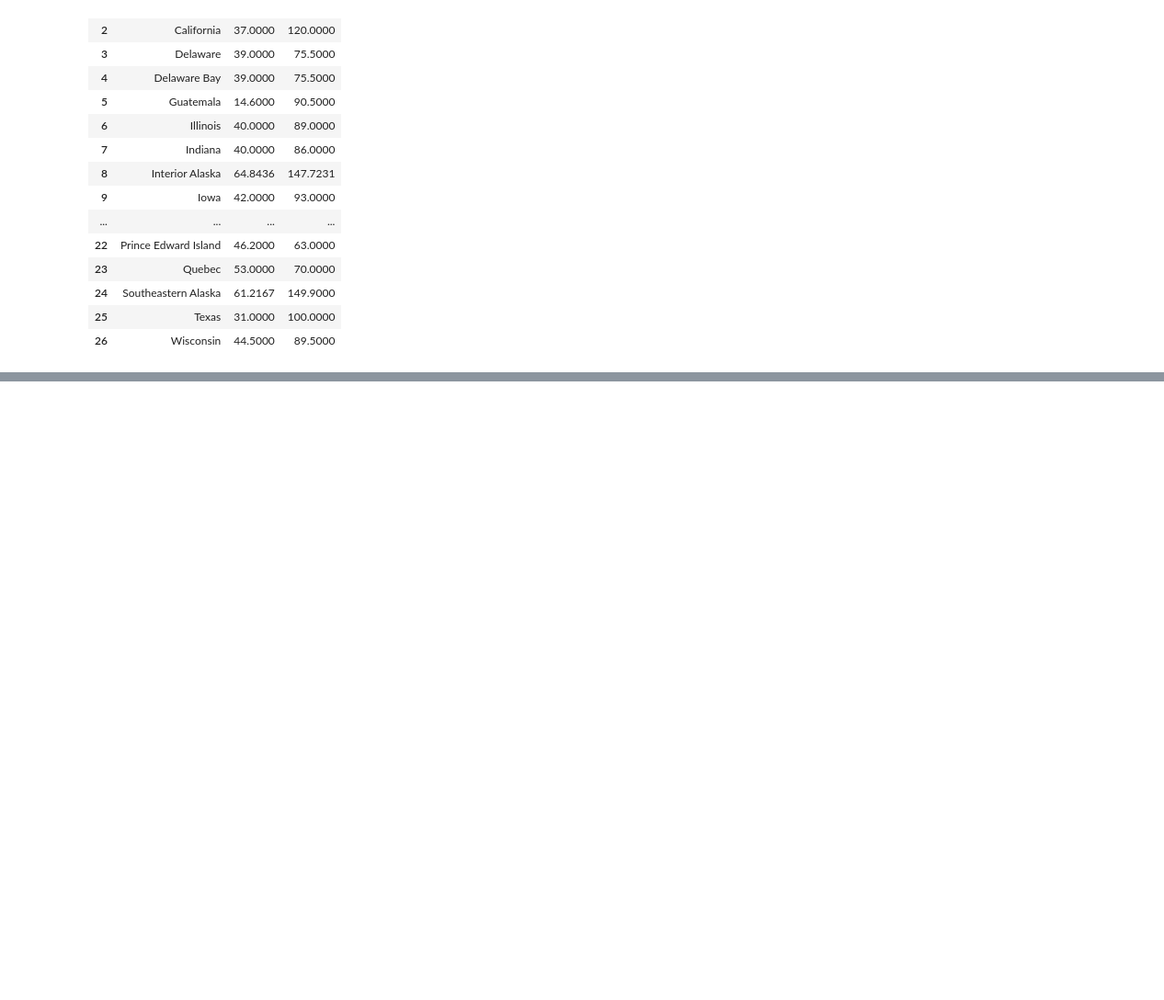
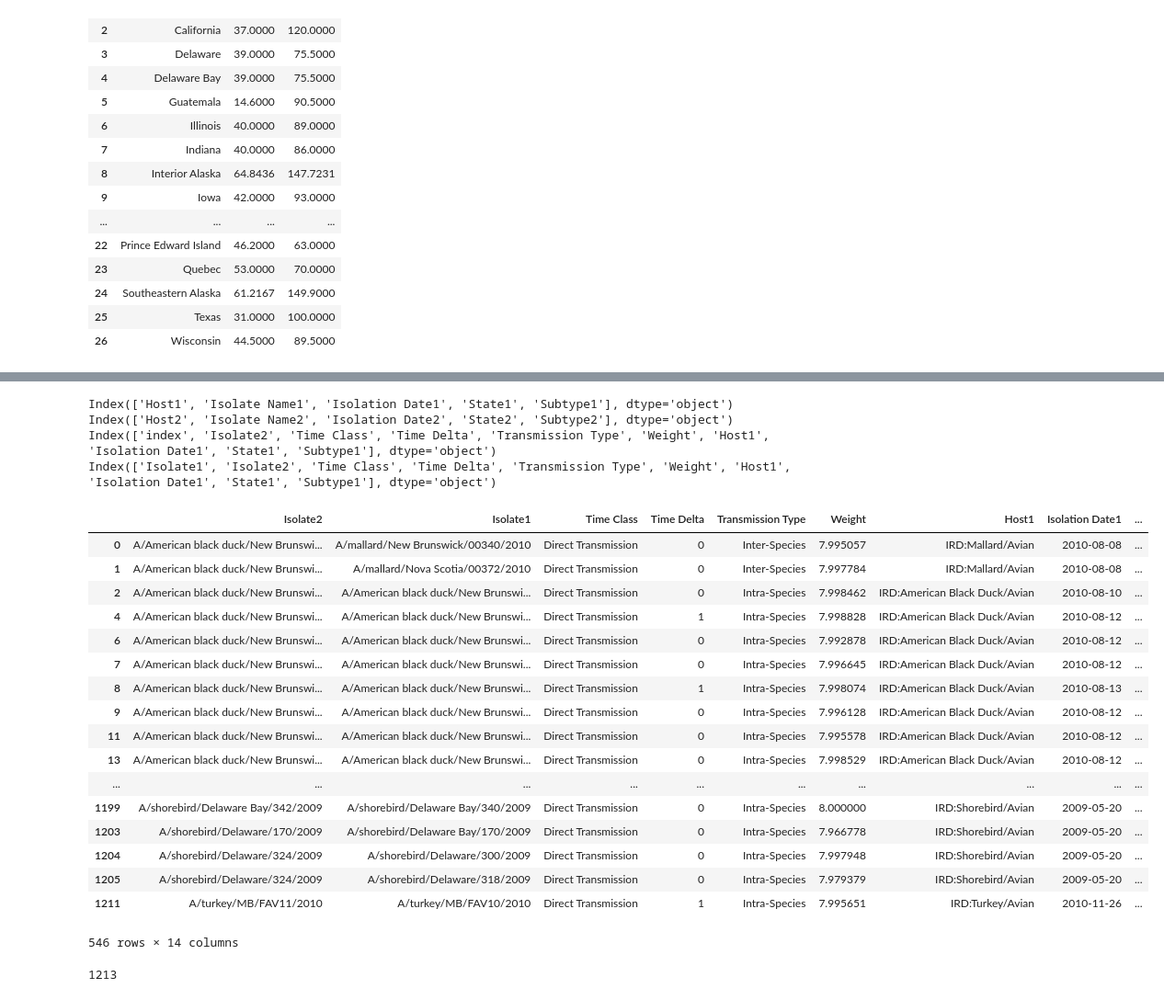
Before and after one commit to runstadler-lab/Minto-SeqTrack-Analysis, a Jupyter notebook: 3.10 - NetworkX - Generate Network for Individual Viruses.ipynb, the cells around one changed output, grey strips where cells are left out. Shown at 92% size. Saved outputs shown, nothing was run; the diff lists cells and outputs as text; code cells hidden in the pictures; blank space fills up the shorter version.

```diff
--- a/3.10 - NetworkX - Generate Network for Individual Viruses.ipynb
+++ b/3.10 - NetworkX - Generate Network for Individual Viruses.ipynb
@@ -560,3 +597,72 @@ lat_long_vals
+# %%
+# Write CSV file of the undirected graph
+
+undir_edges = pd.DataFrame()
+
+for edge in undirected_G.edges(data=True):
+    df_edge = pd.Series()
+    df_edge['Isolate1'] = edge[0]
+    df_edge['Isolate2'] = edge[1]
+    df_edge['Transmission Type'] = edge[2]['trtype']
+    df_edge['Time Delta'] = edge[2]['time_delta']
+    df_edge['Weight'] = edge[2]['weight']
+    df_edge['Time Class'] = edge[2]['tr_timeclass']
+
+    undir_edges = undir_edges.append(df_edge, ignore_index=True)
+
+undir_edges.to_csv('3.10 - Full Transmission as CSV/Undirected Full Transmission Edges.csv')
+# %%
+# Modify the Nodes column names to fit with the undirected isolate1-isolate2 paradigm.
+undir_nodes.columns = map(lambda x: x + '1', undir_nodes.columns)
+print(undir_nodes.columns)
+
+undir_graph = undir_edges.set_index('Isolate1').join(undir_nodes.set_index('Isolate Name1'))
+undir_nodes.columns = map(lambda x: x.replace('1', '2'), undir_nodes.columns)
+print(undir_nodes.columns)
+
+undir_graph = undir_graph.reset_index()
+print(undir_graph.columns)
+
+undir_graph.columns = ['Isolate1' if item == 'index' else item for item in list(undir_graph.columns)]
+print(undir_graph.columns)
+
+undir_graph = undir_graph.set_index('Isolate2').join(undir_nodes.set_index('Isolate Name2'))
+undir_graph = undir_graph.reset_index()
+undir_graph.columns = ['Isolate2' if item == 'index' else item for item in list(undir_graph.columns)]
+undir_graph.columns
+
+undir_graph.to_csv('3.10 - Full Transmission as CSV/Undirected Full Transmissions.csv')
+# %% [output]
+Index(['Host1', 'Isolate Name1', 'Isolation Date1', 'State1', 'Subtype1'], dtype='object')
+Index(['Host2', 'Isolate Name2', 'Isolation Date2', 'State2', 'Subtype2'], dtype='object')
+Index(['index', 'Isolate2', 'Time Class', 'Time Delta', 'Transmission Type', 'Weight', 'Host1', 'Isolation Date1', 'State1', 'Subtype1'], dtype='object')
+Index(['Isolate1', 'Isolate2', 'Time Class', 'Time Delta', 'Transmission Type', 'Weight', 'Host1', 'Isolation Date1', 'State1', 'Subtype1'], dtype='object')
+# %%
+undir_graph[undir_graph['Time Delta'] < 2]
+# %% [output]
+|  | Isolate2 | Isolate1 | Time Class | Time Delta | Transmission Type | Weight | Host1 | Isolation Date1 | ... |
+| 0 | A/American black duck/New Brunswi... | A/mallard/New Brunswick/00340/2010 | Direct Transmission | 0 | Inter-Species | 7.995057 | IRD:Mallard/Avian | 2010-08-08 | ... |
+| 1 | A/American black duck/New Brunswi... | A/mallard/Nova Scotia/00372/2010 | Direct Transmission | 0 | Inter-Species | 7.997784 | IRD:Mallard/Avian | 2010-08-08 | ... |
+| 2 | A/American black duck/New Brunswi... | A/American black duck/New Brunswi... | Direct Transmission | 0 | Intra-Species | 7.998462 | IRD:American Black Duck/Avian | 2010-08-10 | ... |
+| 4 | A/American black duck/New Brunswi... | A/American black duck/New Brunswi... | Direct Transmission | 1 | Intra-Species | 7.998828 | IRD:American Black Duck/Avian | 2010-08-12 | ... |
+| 6 | A/American black duck/New Brunswi... | A/American black duck/New Brunswi... | Direct Transmission | 0 | Intra-Species | 7.992878 | IRD:American Black Duck/Avian | 2010-08-12 | ... |
+| 7 | A/American black duck/New Brunswi... | A/American black duck/New Brunswi... | Direct Transmission | 0 | Intra-Species | 7.996645 | IRD:American Black Duck/Avian | 2010-08-12 | ... |
+| 8 | A/American black duck/New Brunswi... | A/American black duck/New Brunswi... | Direct Transmission | 1 | Intra-Species | 7.998074 | IRD:American Black Duck/Avian | 2010-08-13 | ... |
+| 9 | A/American black duck/New Brunswi... | A/American black duck/New Brunswi... | Direct Transmission | 0 | Intra-Species | 7.996128 | IRD:American Black Duck/Avian | 2010-08-12 | ... |
+| 11 | A/American black duck/New Brunswi... | A/American black duck/New Brunswi... | Direct Transmission | 0 | Intra-Species | 7.995578 | IRD:American Black Duck/Avian | 2010-08-12 | ... |
+| 13 | A/American black duck/New Brunswi... | A/American black duck/New Brunswi... | Direct Transmission | 0 | Intra-Species | 7.998529 | IRD:American Black Duck/Avian | 2010-08-12 | ... |
+| ... | ... | ... | ... | ... | ... | ... | ... | ... | ... |
+| 1199 | A/shorebird/Delaware Bay/342/2009 | A/shorebird/Delaware Bay/340/2009 | Direct Transmission | 0 | Intra-Species | 8.000000 | IRD:Shorebird/Avian | 2009-05-20 | ... |
+| 1203 | A/shorebird/Delaware/170/2009 | A/shorebird/Delaware Bay/170/2009 | Direct Transmission | 0 | Intra-Species | 7.966778 | IRD:Shorebird/Avian | 2009-05-20 | ... |
+| 1204 | A/shorebird/Delaware/324/2009 | A/shorebird/Delaware/300/2009 | Direct Transmission | 0 | Intra-Species | 7.997948 | IRD:Shorebird/Avian | 2009-05-20 | ... |
+| 1205 | A/shorebird/Delaware/324/2009 | A/shorebird/Delaware/318/2009 | Direct Transmission | 0 | Intra-Species | 7.979379 | IRD:Shorebird/Avian | 2009-05-20 | ... |
+| 1211 | A/turkey/MB/FAV11/2010 | A/turkey/MB/FAV10/2010 | Direct Transmission | 1 | Intra-Species | 7.995651 | IRD:Turkey/Avian | 2010-11-26 | ... |
+546 rows × 14 columns
+# %%
+# Undirected version should have only 1213 edges.
+len(undirected_G.edges())
+# %% [output]
+1213
 # %%
 # Create a graph based on geography
 
```
Also changed, not shown: parts of 10 cells of this notebook, 3 other files.
